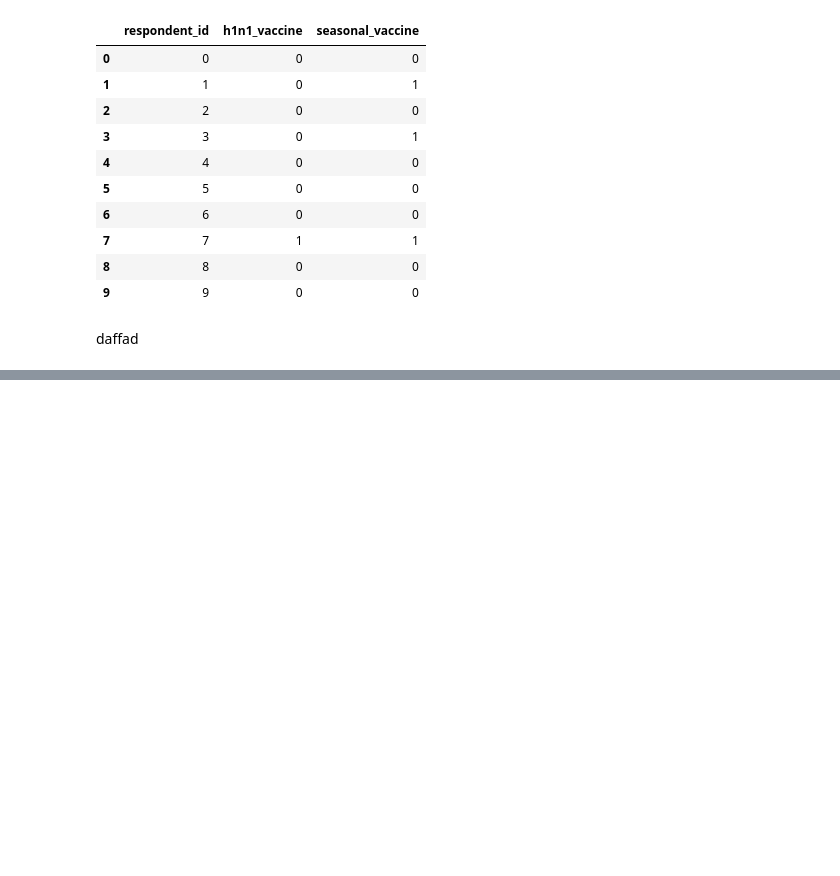
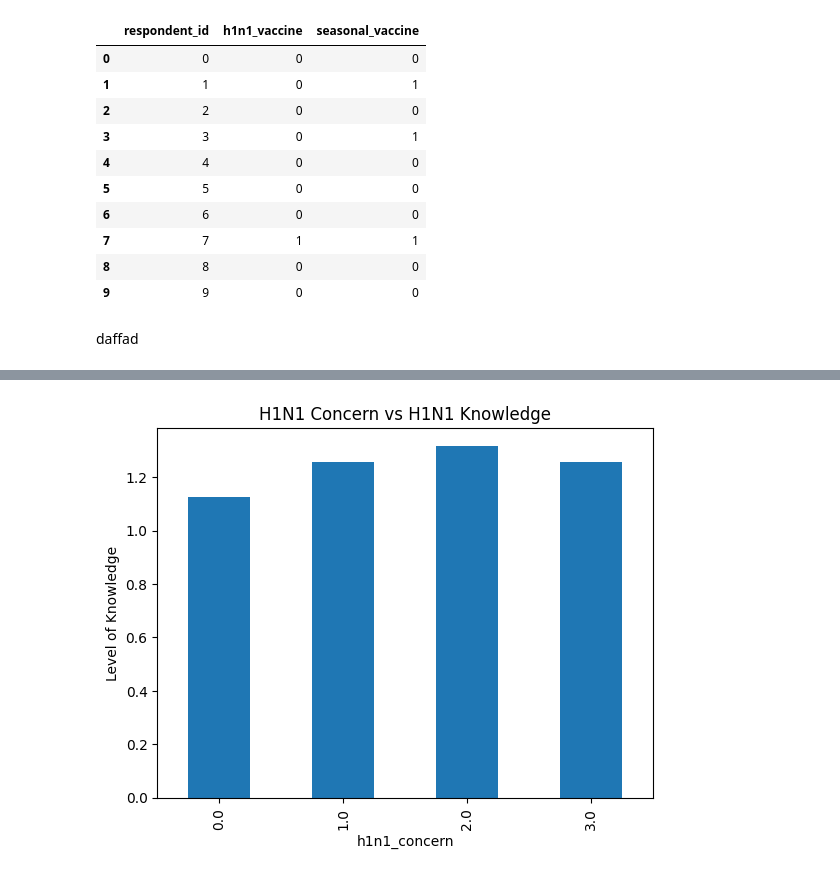
Before and after one commit to ANkanja/Vaccination_Classification, a Jupyter notebook: index.ipynb, the cells around one changed output, grey strips where cells are left out. Saved outputs shown, nothing was run; the diff lists cells and outputs as text; code cells hidden in the pictures; blank space fills up the shorter version.

```diff
--- a/index.ipynb
+++ b/index.ipynb
@@ -123,0 +167,7 @@ df.describe(include='all')
+# %%
+df_copy.groupby('h1n1_concern')['h1n1_knowledge'].mean().plot(kind='bar')
+plt.title('H1N1 Concern vs H1N1 Knowledge')
+plt.ylabel('Level of Knowledge')
+plt.show()
+# %% [output]
+[figure, added]
```
Also changed, not shown: parts of 13 cells of this notebook.
